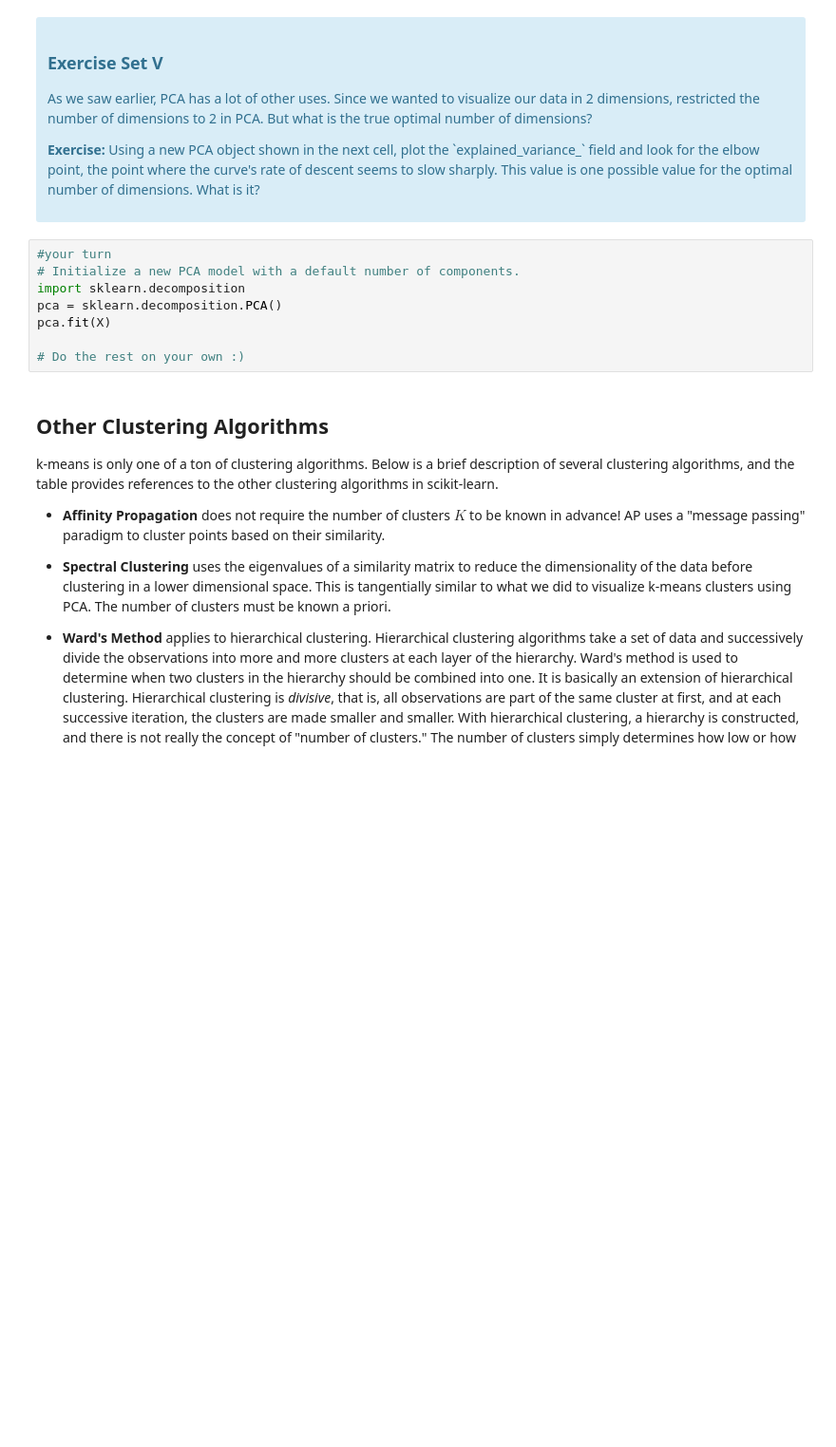
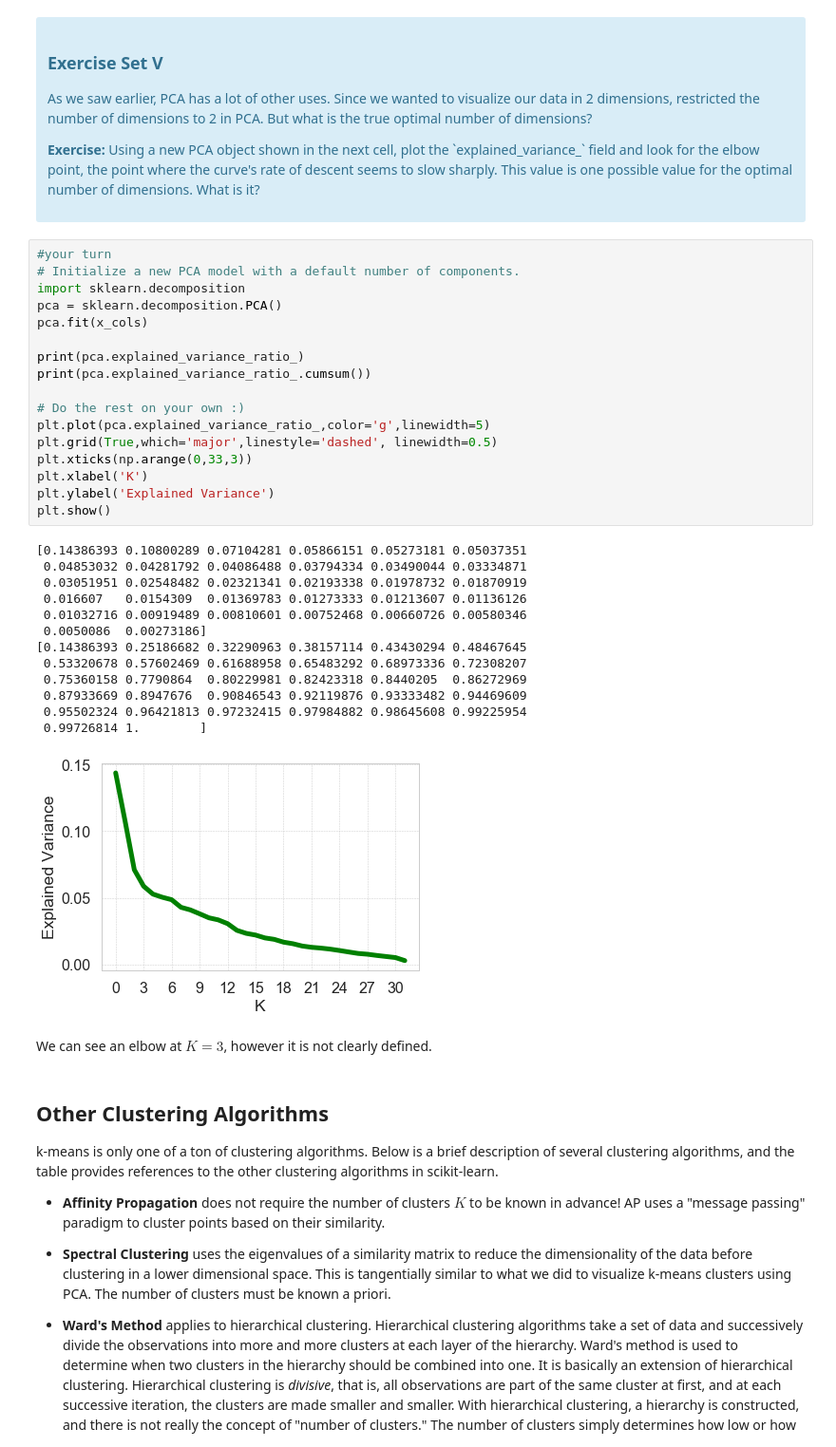
Before and after one commit to Eric-Ens/Mini_projects, a Jupyter notebook: Mini_Project_Clustering.ipynb, the cells around one changed output. Shown at 95% size. Cells and saved outputs as stored; diff of their text form; blank space fills up the shorter version.

```diff
--- a/Mini_Project_Clustering.ipynb
+++ b/Mini_Project_Clustering.ipynb
@@ -385,11 +385,36 @@ What we've done is we've taken those columns of 0/1 indicator variables, and we'
 # %%
 #your turn
 # Initialize a new PCA model with a default number of components.
 import sklearn.decomposition
 pca = sklearn.decomposition.PCA()
-pca.fit(X)
+pca.fit(x_cols)
+
+print(pca.explained_variance_ratio_)
+print(pca.explained_variance_ratio_.cumsum())
 
 # Do the rest on your own :)
+plt.plot(pca.explained_variance_ratio_,color='g',linewidth=5)
+plt.grid(True,which='major',linestyle='dashed', linewidth=0.5)
+plt.xticks(np.arange(0,33,3))
+plt.xlabel('K')
+plt.ylabel('Explained Variance')
+plt.show()
+# %% [output]
+[0.14386393 0.10800289 0.07104281 0.05866151 0.05273181 0.05037351
+ 0.04853032 0.04281792 0.04086488 0.03794334 0.03490044 0.03334871
+ 0.03051951 0.02548482 0.02321341 0.02193338 0.01978732 0.01870919
+ 0.016607   0.0154309  0.01369783 0.01273333 0.01213607 0.01136126
+ 0.01032716 0.00919489 0.00810601 0.00752468 0.00660726 0.00580346
+ 0.0050086  0.00273186]
+[0.14386393 0.25186682 0.32290963 0.38157114 0.43430294 0.48467645
+ 0.53320678 0.57602469 0.61688958 0.65483292 0.68973336 0.72308207
+ 0.75360158 0.7790864  0.80229981 0.82423318 0.8440205  0.86272969
+ 0.87933669 0.8947676  0.90846543 0.92119876 0.93333482 0.94469609
+ 0.95502324 0.96421813 0.97232415 0.97984882 0.98645608 0.99225954
+ 0.99726814 1.        ]
+[figure, added]
+# %% [markdown]
+We can see an elbow at $K=3$, however it is not clearly defined.
 # %% [markdown]
 ## Other Clustering Algorithms
 
```
Also changed, not shown: parts of 14 cells of this notebook.
